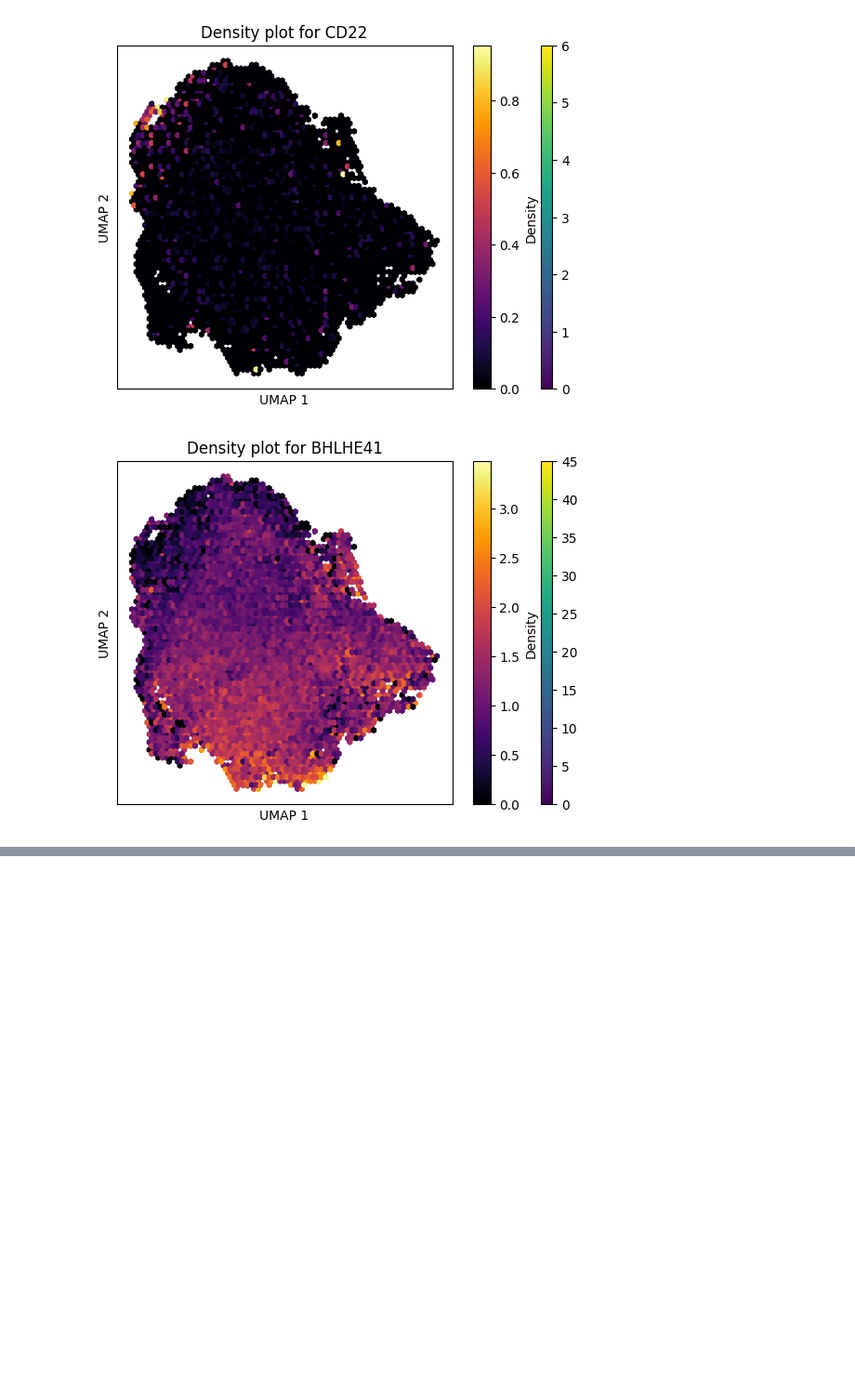
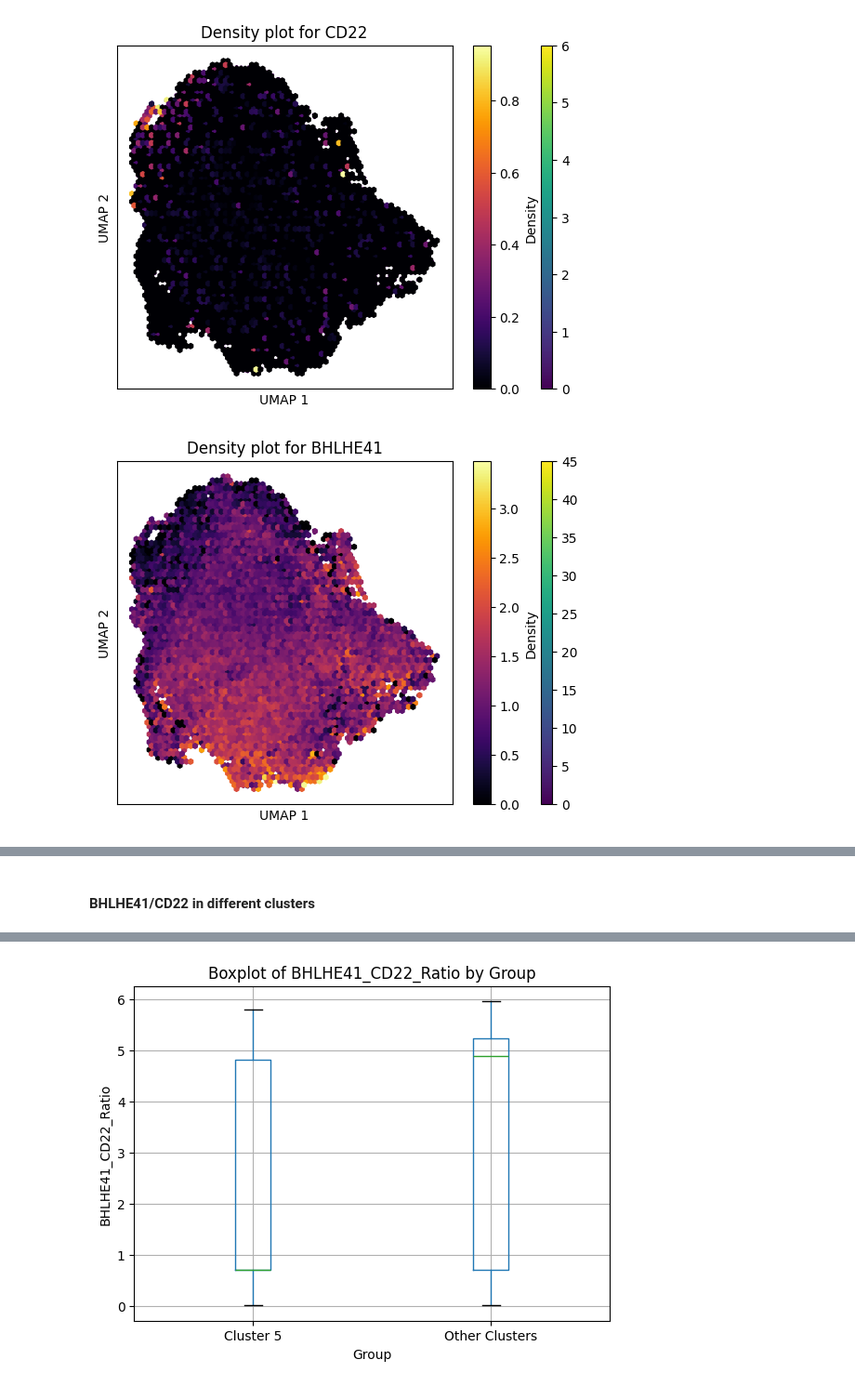
Before and after one commit to YelinZhao-A/Microglia_BHLHE41, a Jupyter notebook: Python/cellxgene_Gabritto_2024.ipynb, the cells around one changed output, grey strips where cells are left out. Shown at 93% size. Cells and saved outputs as stored; diff of their text form; code cells hidden in the pictures; blank space fills up the shorter version.

```diff
--- a/Python/cellxgene_Gabritto_2024.ipynb
+++ b/Python/cellxgene_Gabritto_2024.ipynb
@@ -27,2 +35,10 @@ if not os.path.exists(output_dir):
 # %% [markdown]
 ### Load data
+# %%
+studyID = 'Gabritto_2024'
+download_link = 'https://datasets.cellxgene.cziscience.com/145aadbe-fd91-4592-bf14-3b4c644a2141.h5ad'
+new_filename = f"Input_files/{studyID}.h5ad"
+response = requests.get(download_link)
+with open(new_filename, 'wb') as f:
+        f.write(response.content)
+print(f"File downloaded and saved as {new_filename}")
@@ -44,14 +60,12 @@ AnnData object with n_obs × n_vars = 42486 × 36412
 # %% [markdown]
 ### Preprocess and clustering
 # %%
-file = 'DS1_1.h5ad'
-
-studyID=file.split(".")[0]
+file = 'Gabritto_2024.h5ad'
 print(f'Start process {studyID}')
 adata=sc.read_h5ad(os.path.join(input_dir,file))
 print(f'    Before process: number of obs {adata.n_obs}, number of var {adata.n_vars}')
 
-#adata.layers["counts"]=adata.X.copy()
+adata.layers["counts"]=adata.X.copy()
 adata.var['GeneID']=adata.var.index
 adata.var.set_index('feature_name',inplace=True)
 if adata.raw is not None:
@@ -208,0 +210,64 @@ WARNING: saving figure to file figures/rank_genes_groups_leidenDS1_1_clustermark
+# %% [markdown]
+#### BHLHE41/CD22 in different clusters
+# %%
+import scanpy as sc
+import seaborn as sns
+import matplotlib.pyplot as plt
+import numpy as np
+import pandas as pd
+from scipy.stats import fisher_exact
+from scipy.stats import ttest_ind
+
+# Select cells from Leiden cluster 5 and all other clusters
+cluster_5_cells = adata[adata.obs['leiden'] == '5']
+other_clusters_cells = adata[adata.obs['leiden'] != '5']
+
+# Extract expression levels of BHLHE41 and CD22 for cluster 5 and other clusters
+bhlhe41_expression_cluster_5 = cluster_5_cells[:, 'BHLHE41'].X.toarray().flatten()
+cd22_expression_cluster_5 = cluster_5_cells[:, 'CD22'].X.toarray().flatten()
+
+bhlhe41_expression_other_clusters = other_clusters_cells[:, 'BHLHE41'].X.toarray().flatten()
+cd22_expression_other_clusters = other_clusters_cells[:, 'CD22'].X.toarray().flatten()
+
+# Add 0.01 to the expression levels
+bhlhe41_expression_cluster_5 += 0.01
+cd22_expression_cluster_5 += 0.01
+
+bhlhe41_expression_other_clusters += 0.01
+cd22_expression_other_clusters += 0.01
+
+# Calculate the value of BHLHE41/CD22
+bhlhe41_cd22_ratio_cluster_5 = bhlhe41_expression_cluster_5 / cd22_expression_cluster_5
+bhlhe41_cd22_ratio_other_clusters = bhlhe41_expression_other_clusters / cd22_expression_other_clusters
+
+# Perform log transformation
+bhlhe41_cd22_ratio_cluster_5_log = np.log1p(bhlhe41_cd22_ratio_cluster_5)
+bhlhe41_cd22_ratio_other_clusters_log = np.log1p(bhlhe41_cd22_ratio_other_clusters)
+
+# Create a DataFrame for plotting
+data = {
+    'BHLHE41_CD22_Ratio': np.concatenate([bhlhe41_cd22_ratio_cluster_5_log, bhlhe41_cd22_ratio_other_clusters_log]),
+    'Group': ['Cluster 5'] * len(bhlhe41_cd22_ratio_cluster_5_log) + ['Other Clusters'] * len(bhlhe41_cd22_ratio_other_clusters_log)
+}
+
+df = pd.DataFrame(data)
+
+# Calculate the median value for each group
+median_values = df.groupby('Group')['BHLHE41_CD22_Ratio'].median()
+print('Median value:',  median_values)
+
+# Plot the data
+fig, ax = plt.subplots()
+df.boxplot(column='BHLHE41_CD22_Ratio', by='Group', ax=ax)
+
+# Perform t-test to get the p-value between the two groups
+t_stat, p_value = ttest_ind(bhlhe41_cd22_ratio_cluster_5_log, bhlhe41_cd22_ratio_other_clusters_log)
+print(p_value)
+
+plt.title('Boxplot of BHLHE41_CD22_Ratio by Group')
+plt.suptitle('')
+plt.xlabel('Group')
+plt.ylabel('BHLHE41_CD22_Ratio')
+plt.savefig(f'figures/{studyID}_microglia_Cluster5vsOthers.pdf')
+plt.show()
+# %% [output]
@@ -208,0 +279 @@ WARNING: saving figure to file figures/rank_genes_groups_leidenDS1_1_clustermark
+[figure, added]
```
Also changed, not shown: parts of 16 cells of this notebook.
